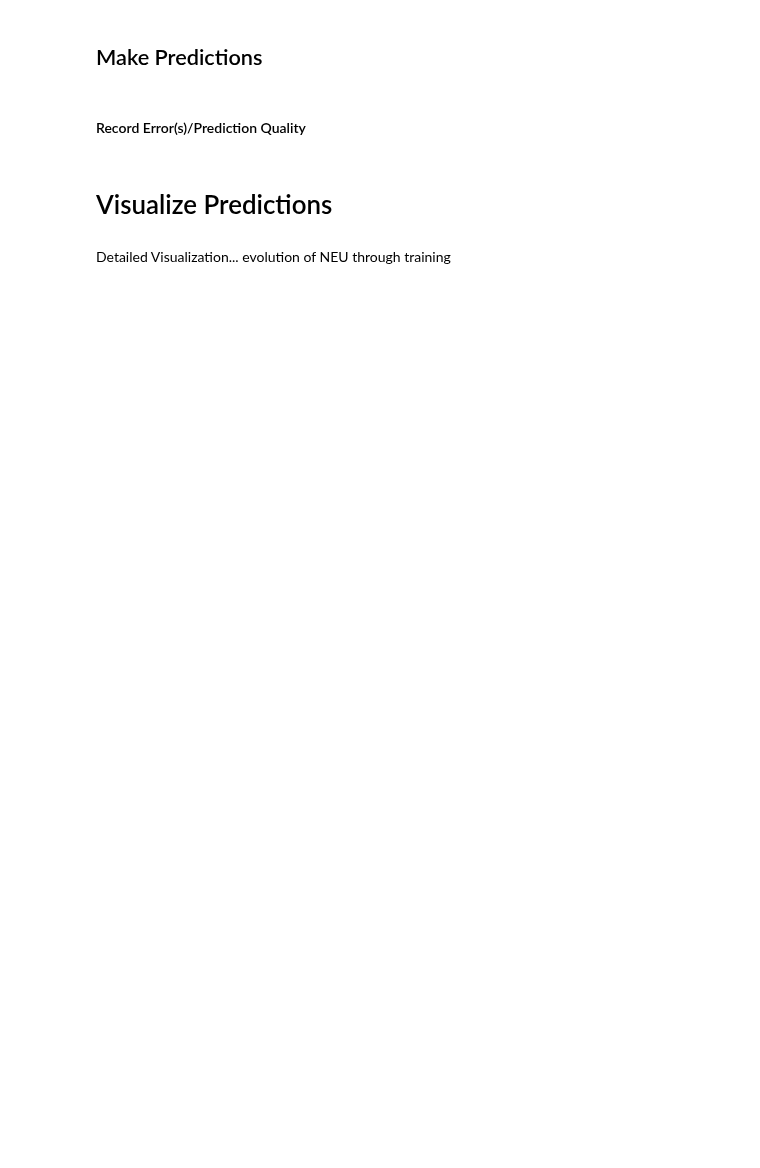
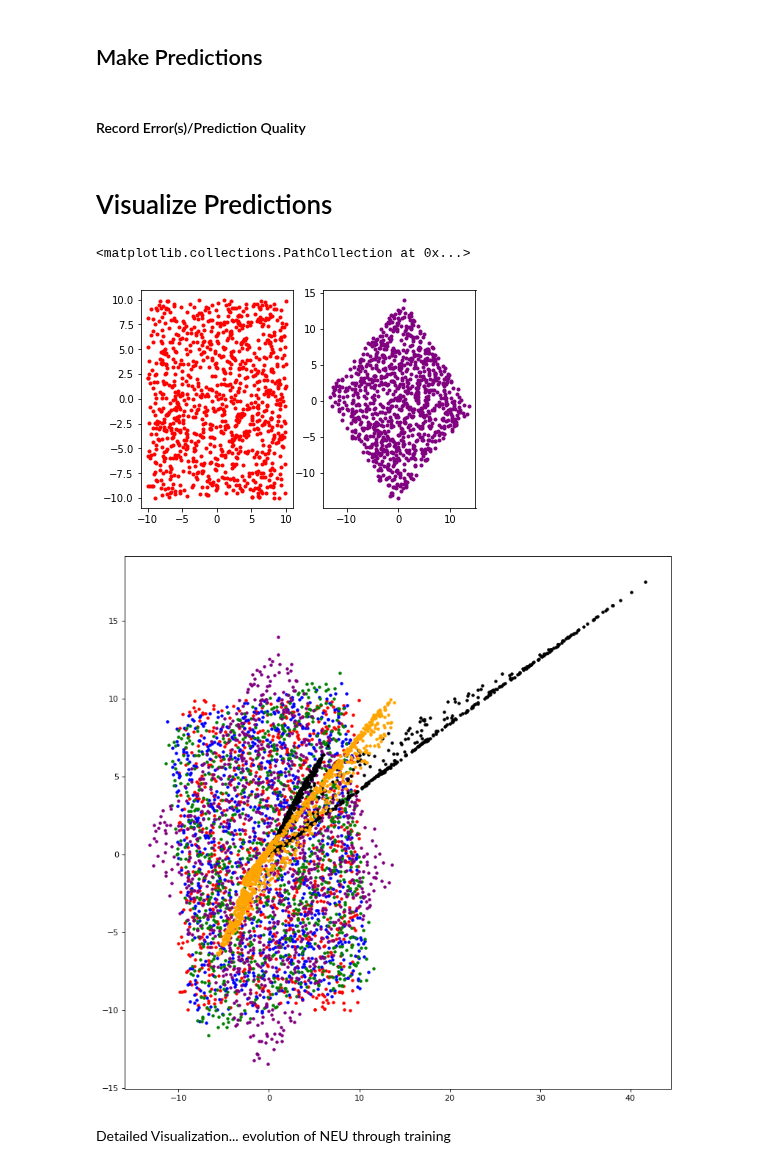
Before and after one commit to AnastasisKratsios/NEU_Non_Euclidean_Upgrading, a Jupyter notebook: NEU_Surgery.ipynb, the cells around one changed output. Cells and saved outputs as stored; diff of their text form; code cells hidden in the pictures; blank space fills up the shorter version.

```diff
--- a/NEU_Surgery.ipynb
+++ b/NEU_Surgery.ipynb
@@ -214,25 +279,43 @@ Results = pd.DataFrame({'MAE': Results_MAE,'MapE': Results_MapE, 'MinE': Results
 # %% [markdown]
 # Visualize Predictions
 # %%
-# Initialization
-visualization_grid = np.random.uniform(-10,10,[1000,2])
-figure(num=None, figsize=(12, 12), dpi=80, facecolor='w', edgecolor='k')
-
-# Plot Data
-plt.scatter(visualization_grid[:,0],visualization_grid[:,1],color='red',marker = '.')
+#---------------------------#
+# Generate Transformed Data #
+#---------------------------#
+# Initialization of Grid
+visualization_grid = np.random.uniform(-10,10,[10**3,2])
 # Transform Data
 NEU_OLS_prediction_visualization_init = model.predict(visualization_grid)
 NEU_OLS_prediction_visualization_Greedy = NEU_OLS_Greedy_init.predict(visualization_grid)
 NEU_OLS_prediction_visualization = NEU_OLS.predict(visualization_grid)
 Deep_GLd_prediction_visualization = Deep_GLd.predict(visualization_grid)
 Deep_Ed_prediction_visualization = Deep_Ed.predict(visualization_grid)
 
+
+#----------------#
+# Generate Plots #
+#----------------#
+plt.subplot(1, 2, 1)
+plt.scatter(visualization_grid[:,0],visualization_grid[:,1],color='red',marker = '.')
+plt.subplot(1, 2, 2)
+plt.scatter(NEU_OLS_prediction_visualization[:,0],NEU_OLS_prediction_visualization[:,1],color='purple',label='NEU',marker = '.')
+
+# Initialization
+figure(num=None, figsize=(12, 12), dpi=80, facecolor='w', edgecolor='k')
+
+# Plot Data
+plt.scatter(visualization_grid[:,0],visualization_grid[:,1],color='red',marker = '.')
+
 # Plot Transformed Data
 plt.scatter(NEU_OLS_prediction_visualization_init[:,0],NEU_OLS_prediction_visualization_init[:,1],color='b',label='Init',marker = '.')
 plt.scatter(NEU_OLS_prediction_visualization_Greedy[:,0],NEU_OLS_prediction_visualization_Greedy[:,1],color='g',label='NEU_Greedy',marker = '.')
 plt.scatter(NEU_OLS_prediction_visualization[:,0],NEU_OLS_prediction_visualization[:,1],color='purple',label='NEU',marker = '.')
 plt.scatter(Deep_GLd_prediction_visualization[:,0],Deep_GLd_prediction_visualization[:,1],color='black',label='Deep_GLd',marker = '.')
 plt.scatter(Deep_Ed_prediction_visualization[:,0],Deep_Ed_prediction_visualization[:,1],color='orange',label='Deep_Ed',marker = '.')
+# %% [output]
+<matplotlib.collections.PathCollection at 0x...>
+[figure, added]
+[figure, added]
 # %% [markdown]
 Detailed Visualization... evolution of NEU through training
 # %%
```
Also changed, not shown: parts of 10 cells of this notebook, 1 other file.
